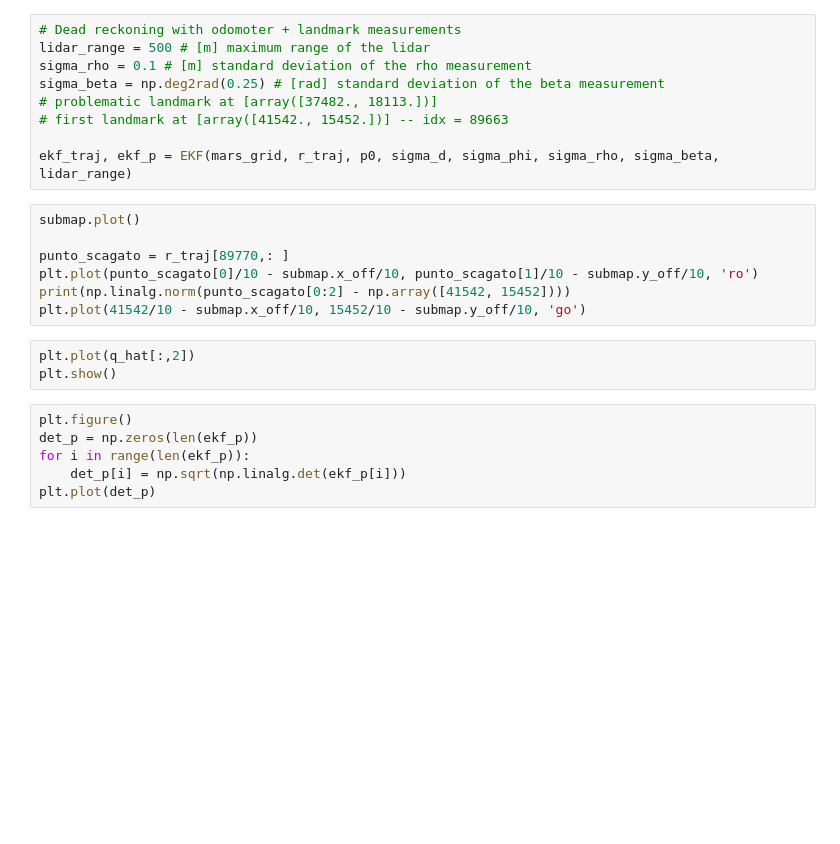
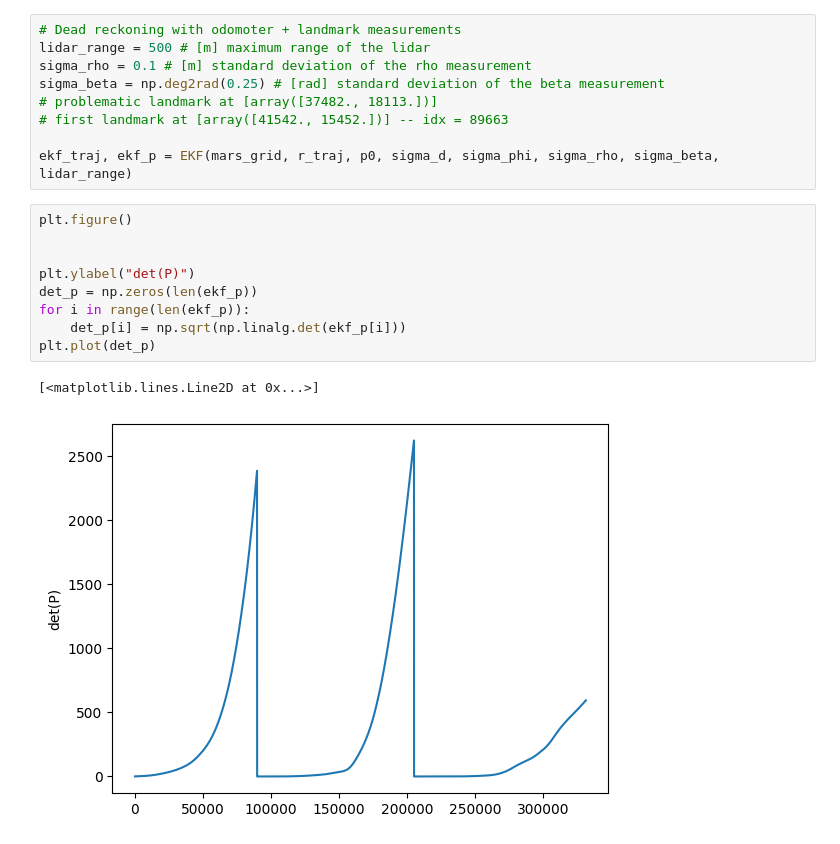
Before and after one commit to Meoli96/Robotic-pathfinding, a Jupyter notebook: main.ipynb, the cells around one changed output. Drawn from its saved outputs; the diff is of its cells as text; blank space fills up the shorter version.

```diff
--- a/main.ipynb
+++ b/main.ipynb
@@ -249,19 +311,15 @@ sigma_beta = np.deg2rad(0.25) # [rad] standard deviation of the beta measurement
 # first landmark at [array([41542., 15452.])] -- idx = 89663
 
 ekf_traj, ekf_p = EKF(mars_grid, r_traj, p0, sigma_d, sigma_phi, sigma_rho, sigma_beta, lidar_range)
-# %%
-submap.plot()
-
-punto_scagato = r_traj[89770,: ]
-plt.plot(punto_scagato[0]/10 - submap.x_off/10, punto_scagato[1]/10 - submap.y_off/10, 'ro')
-print(np.linalg.norm(punto_scagato[0:2] - np.array([41542, 15452])))
-plt.plot(41542/10 - submap.x_off/10, 15452/10 - submap.y_off/10, 'go')
-# %%
-plt.plot(q_hat[:,2])
-plt.show()
 # %%
 plt.figure()
+
+
+plt.ylabel("det(P)")
 det_p = np.zeros(len(ekf_p))
 for i in range(len(ekf_p)):
     det_p[i] = np.sqrt(np.linalg.det(ekf_p[i]))
 plt.plot(det_p)
+# %% [output]
+[<matplotlib.lines.Line2D at 0x...>]
+[figure, added]
```
Also changed, not shown: parts of 25 cells of this notebook, 4 other files.
